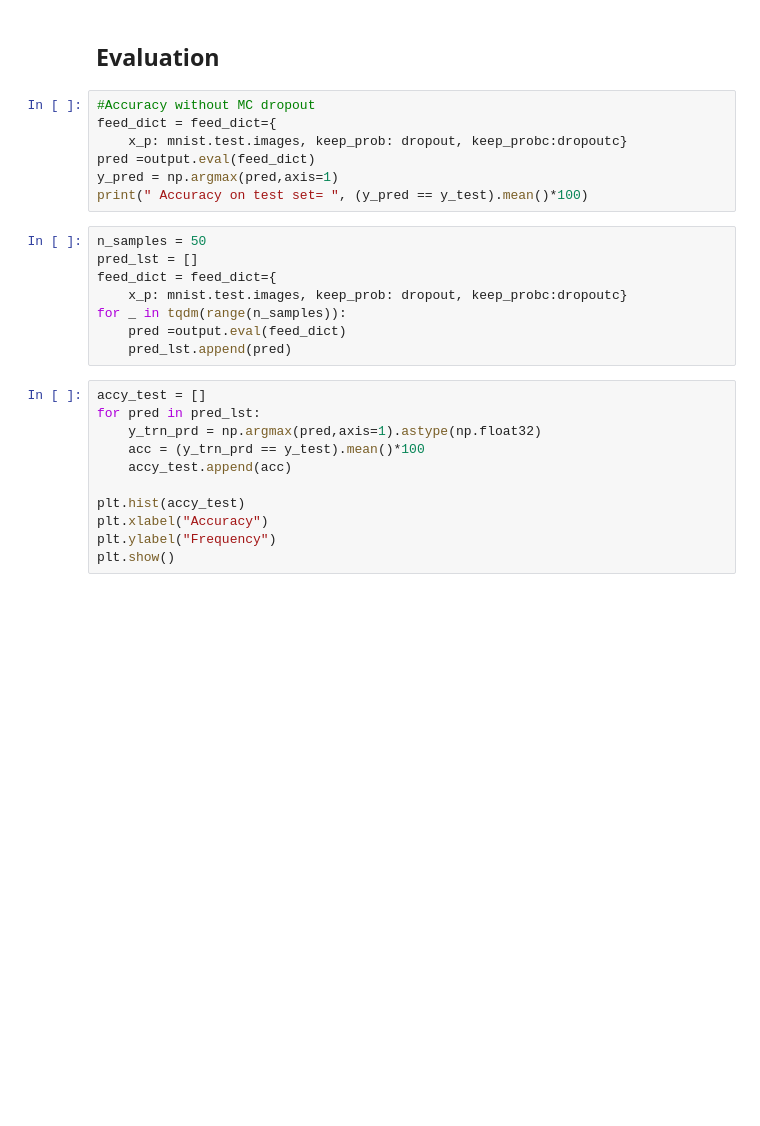
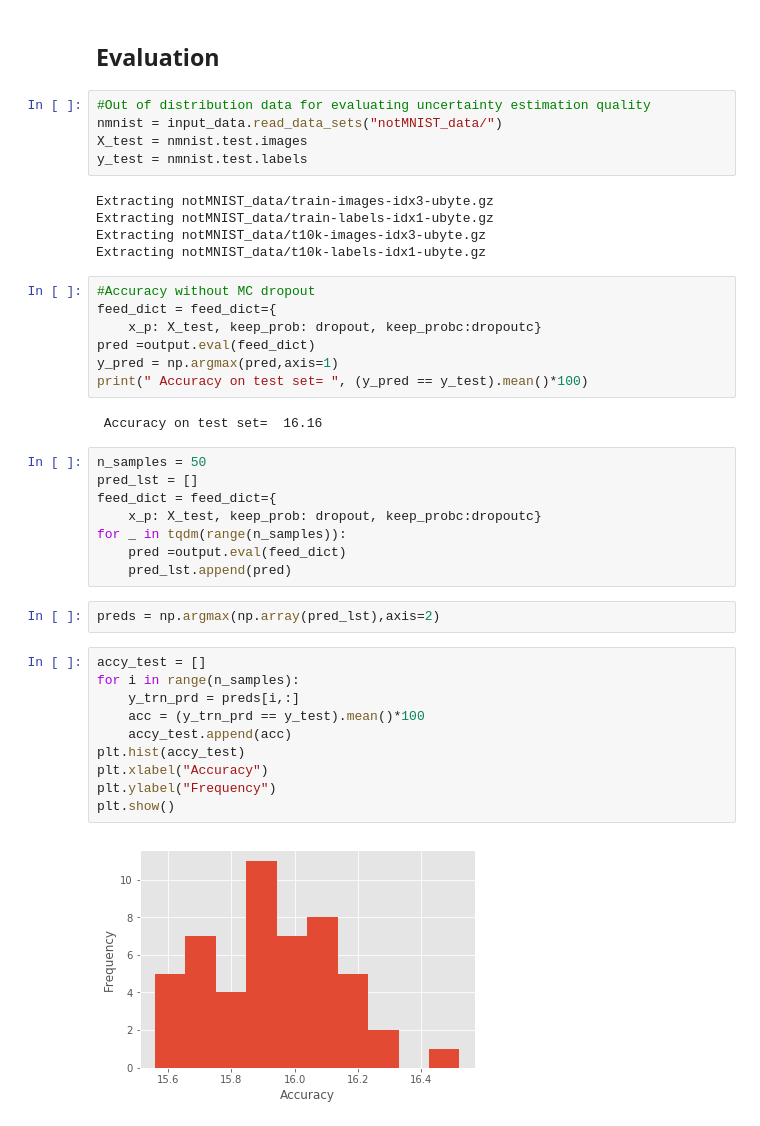
Before and after one commit to shehel/Bayesian_Learning, a Jupyter notebook: MC_dropout.ipynb, the cells around one changed output. Drawn from its saved outputs; the diff is of its cells as text; blank space fills up the shorter version.

```diff
--- a/MC_dropout.ipynb
+++ b/MC_dropout.ipynb
@@ -139,31 +148,46 @@ for i in range(iters):
 # %% [markdown]
 ## Evaluation
+# %%
+#Out of distribution data for evaluating uncertainty estimation quality
+nmnist = input_data.read_data_sets("notMNIST_data/")
+X_test = nmnist.test.images
+y_test = nmnist.test.labels
+# %% [output]
+Extracting notMNIST_data/train-images-idx3-ubyte.gz
+Extracting notMNIST_data/train-labels-idx1-ubyte.gz
+Extracting notMNIST_data/t10k-images-idx3-ubyte.gz
+Extracting notMNIST_data/t10k-labels-idx1-ubyte.gz
 # %%
 #Accuracy without MC dropout
 feed_dict = feed_dict={
-    x_p: mnist.test.images, keep_prob: dropout, keep_probc:dropoutc}
+    x_p: X_test, keep_prob: dropout, keep_probc:dropoutc}
 pred =output.eval(feed_dict)
 y_pred = np.argmax(pred,axis=1)
 print(" Accuracy on test set= ", (y_pred == y_test).mean()*100)
+# %% [output]
+ Accuracy on test set=  16.16
 # %%
 n_samples = 50
 pred_lst = []
 feed_dict = feed_dict={
-    x_p: mnist.test.images, keep_prob: dropout, keep_probc:dropoutc}
+    x_p: X_test, keep_prob: dropout, keep_probc:dropoutc}
 for _ in tqdm(range(n_samples)):
     pred =output.eval(feed_dict)
     pred_lst.append(pred)
+# %%
+preds = np.argmax(np.array(pred_lst),axis=2)
 # %%
 accy_test = []
-for pred in pred_lst:
-    y_trn_prd = np.argmax(pred,axis=1).astype(np.float32)
+for i in range(n_samples):
+    y_trn_prd = preds[i,:]
     acc = (y_trn_prd == y_test).mean()*100
     accy_test.append(acc)
-
 plt.hist(accy_test)
 plt.xlabel("Accuracy")
 plt.ylabel("Frequency")
 plt.show()
+# %% [output]
+[figure, added]
 # %%
 #Model Averaging
 y_pred = np.argmax(np.mean(pred_lst,axis=0),axis=1)
```
Also changed, not shown: parts of 13 cells of this notebook, 1 other file.
